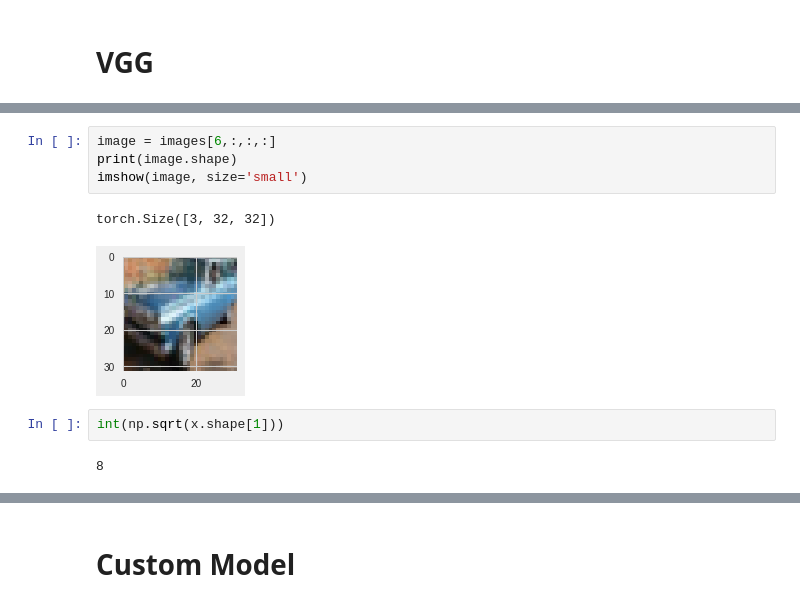
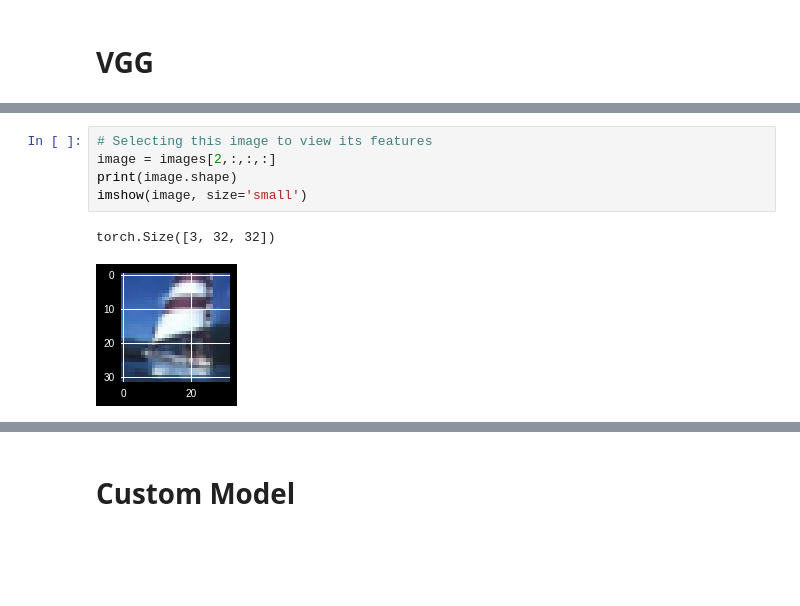
Before and after one commit to abhigoogol/Visualize-CNN, a Jupyter notebook: Visualizing_CNN_layers.ipynb, the cells around one changed output, grey strips where cells are left out. Drawn from its saved outputs; the diff is of its cells as text; blank space fills up the shorter version.

```diff
--- a/Visualizing_CNN_layers.ipynb
+++ b/Visualizing_CNN_layers.ipynb
@@ -218,11 +155,8 @@ torch.Size([3, 32, 32])
 # %%
-image = images[6,:,:,:]
+# Selecting this image to view its features
+image = images[2,:,:,:]
 print(image.shape)
 imshow(image, size='small')
 # %% [output]
 torch.Size([3, 32, 32])
-[figure, old version]
+[figure, new version]
-# %%
-int(np.sqrt(x.shape[1]))
-# %% [output]
-8
```
Also changed, not shown: parts of 28 cells of this notebook.
